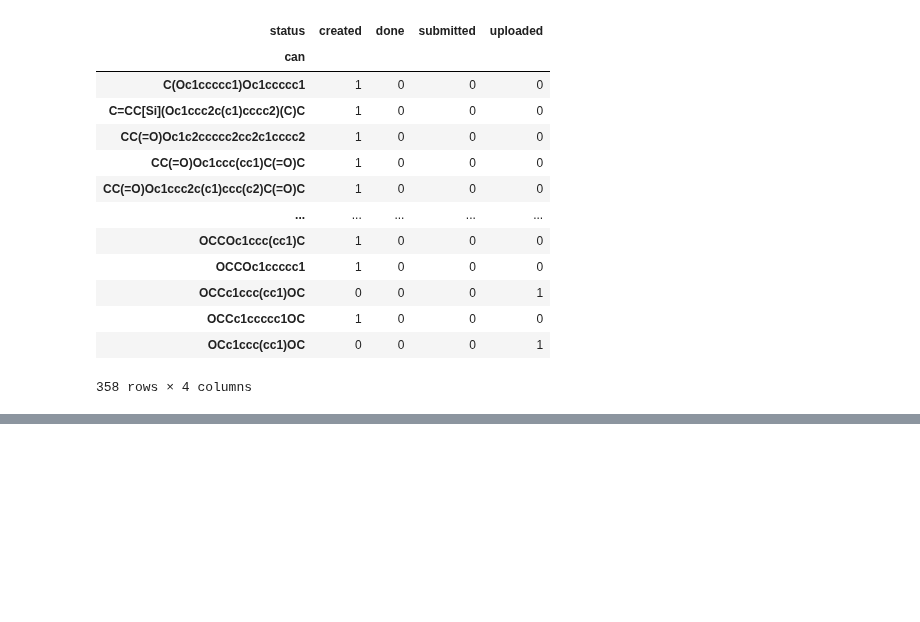
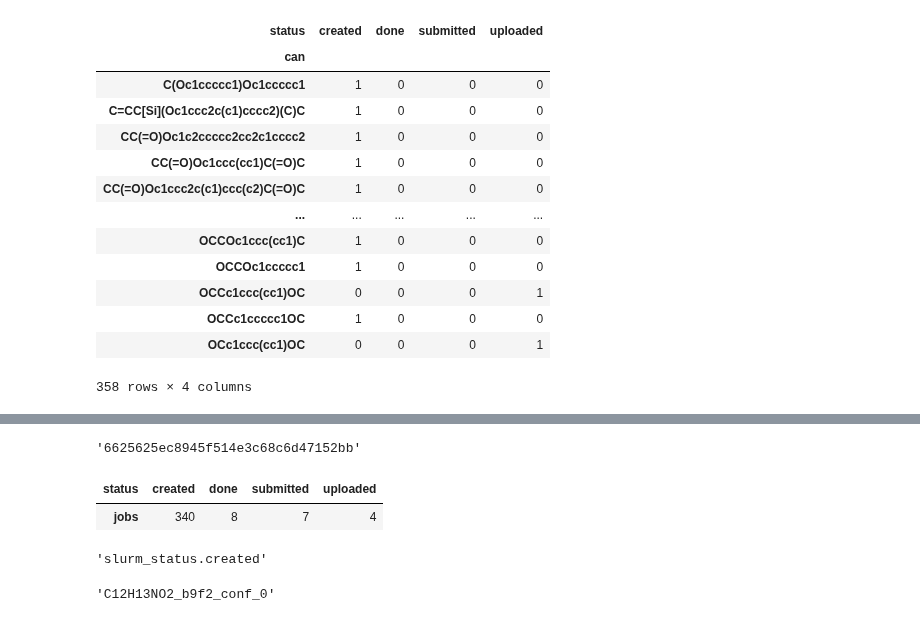
Before and after one commit to truejulosdu13/NiCOlit, a Jupyter notebook: notebooks/3_generate_&_submit_gaussian_jobs.ipynb, the cells around one changed output, grey strips where cells are left out. Saved outputs shown, nothing was run; the diff lists cells and outputs as text; code cells hidden in the pictures; blank space fills up the shorter version.

```diff
--- a/notebooks/3_generate_&_submit_gaussian_jobs.ipynb
+++ b/notebooks/3_generate_&_submit_gaussian_jobs.ipynb
@@ -117,0 +131,4 @@ sm.squeue()
+# %%
+job
+# %% [output]
+'6625625ec8945f514e3c68c6d47152bb'
@@ -117,0 +137,13 @@ sm.squeue()
+# %%
+sm.get_job_stats()
+# %% [output]
+| status | created | done | submitted | uploaded |
+| jobs | 340 | 8 | 7 | 4 |
+# %%
+str(job_all.status)
+# %% [output]
+'slurm_status.created'
+# %%
+job_all.base_name
+# %% [output]
+'C12H13NO2_b9f2_conf_0'
```
Also changed, not shown: parts of 6 cells of this notebook, 1 other file.
